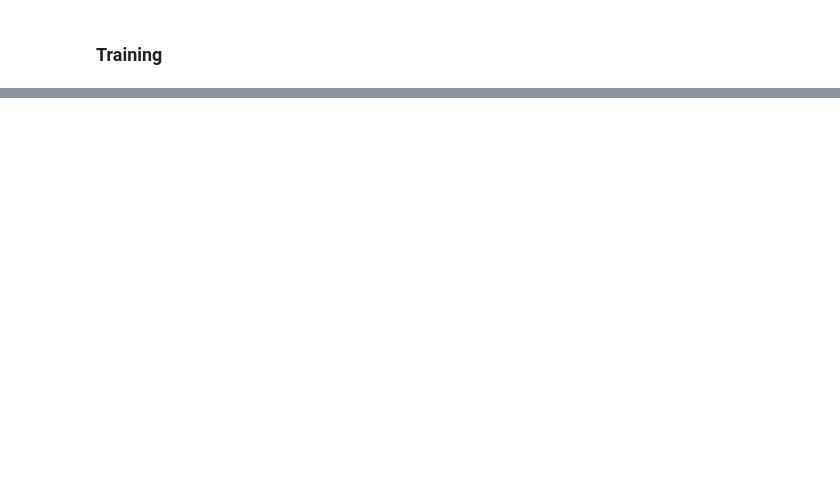
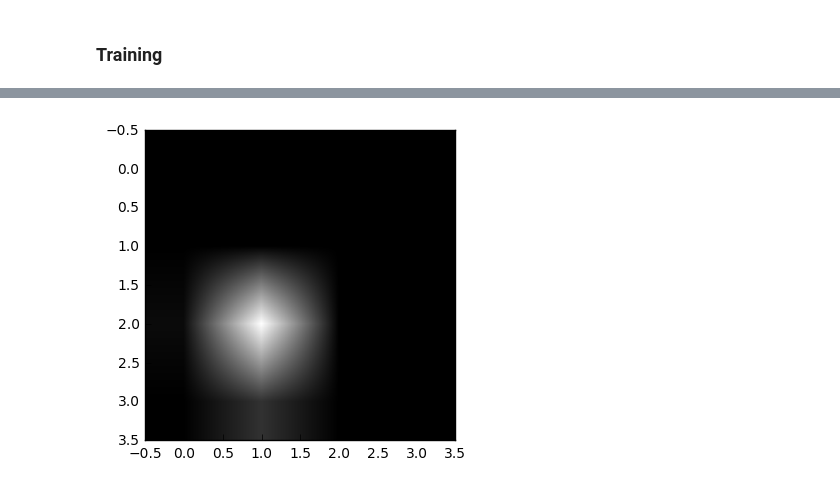
Before and after one commit to afcarl/deep-learning-practice, a Jupyter notebook: gan/Progressive_Growing_of_GANs.ipynb, the cells around one changed output, grey strips where cells are left out. Cells and saved outputs as stored; diff of their text form; code cells hidden in the pictures; blank space fills up the shorter version.

```diff
--- a/gan/Progressive_Growing_of_GANs.ipynb
+++ b/gan/Progressive_Growing_of_GANs.ipynb
@@ -96,0 +141,37 @@ with tf.Session() as sess:
+# %%
+tf.reset_default_graph()
+batch_size = 50
+x, z = define_inputs(batch_size)
+d_loss, g_loss = losses(x, z, batch_size)
+d_opt, g_opt = opt(d_loss, g_loss)
+
+epochs = 20
+samples = []
+
+with tf.Session() as sess:
+    sess.run(tf.global_variables_initializer())
+    for e in range(epochs):
+        for i in range(500):
+            batch = mnist.train.next_batch(batch_size)
+
+            # get image and reshape
+            batch_imgs = batch[0].reshape((batch_size, 28, 28, 1))
+            batch_imgs = batch_imgs*2 - 1
+
+            # random noise for z
+            batch_z = np.random.uniform(-1, 1, size=(batch_size, 100))
+
+            # run opts
+            sess.run(d_opt, feed_dict={x: batch_imgs, z: batch_z})
+            sess.run(g_opt, feed_dict={z: batch_z})
+
+        # At the end of each epoch, get the losses and print them out
+        train_loss_d = sess.run(d_loss, {z: batch_z, x: batch_imgs})
+        train_loss_g = g_loss.eval({z: batch_z})
+
+        print("epoch {0}, d: {1:.4f}, g: {2:.4f}".format(e, train_loss_d, train_loss_g))
+
+    sample_zs = np.random.uniform(-1, 1, size=(50, 100))
+    gen_samples = sess.run(generator(z, 50, reuse=True),
+                          feed_dict={z:sample_zs})
+    samples.append(gen_samples)
@@ -96,0 +203,9 @@ with tf.Session() as sess:
+# %%
+# generated imgs
+kk = samples[0]
+sample_img = kk[1][16]
+img = sample_img[:, :, 0]
+plt.imshow(img, cmap="gray")
+plt.show()
+# %% [output]
+[figure, added]
```
Also changed, not shown: parts of 18 cells of this notebook.
